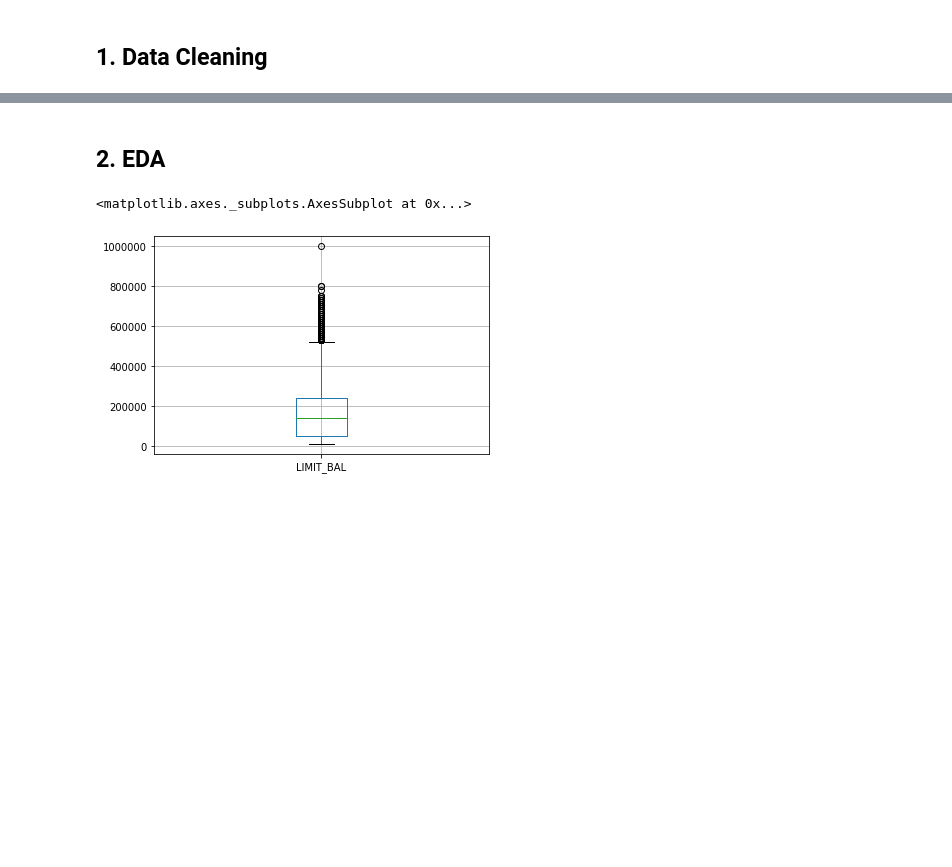
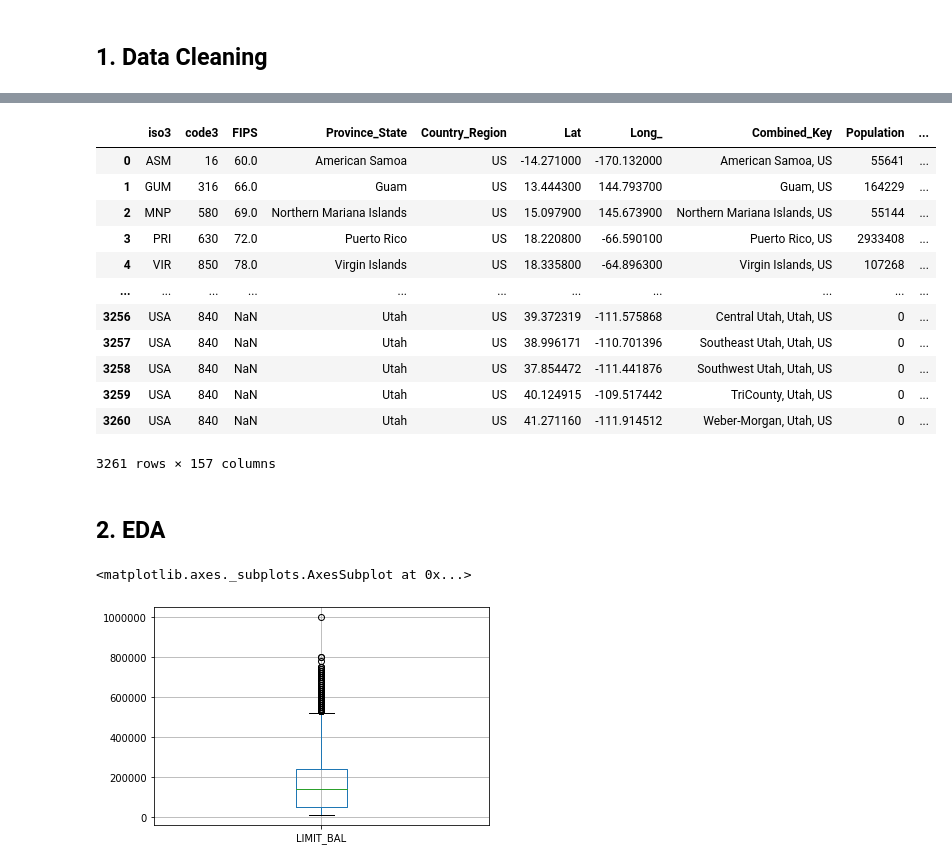
Before and after one commit to meaganlazer/Decarceration_COVID, a Jupyter notebook: Models.ipynb, the cells around one changed output, grey strips where cells are left out. Saved outputs shown, nothing was run; the diff lists cells and outputs as text; code cells hidden in the pictures; blank space fills up the shorter version.

```diff
--- a/Models.ipynb
+++ b/Models.ipynb
@@ -75,0 +81,3 @@ df.head()
+# %%
+death_df = pd.read_csv('https://raw.githubusercontent.com/CSSEGISandData/COVID-19/master/csse_covid_19_data/csse_covid_19_time_series/time_series_covid19_deaths_US.csv')
+death_df.head(10)
@@ -76,3 +97,19 @@ df.head()
+# %%
+death_df
+# %% [output]
+|  | iso3 | code3 | FIPS | Province_State | Country_Region | Lat | Long_ | Combined_Key | Population | ... |
+| 0 | ASM | 16 | 60.0 | American Samoa | US | -14.271000 | -170.132000 | American Samoa, US | 55641 | ... |
+| 1 | GUM | 316 | 66.0 | Guam | US | 13.444300 | 144.793700 | Guam, US | 164229 | ... |
+| 2 | MNP | 580 | 69.0 | Northern Mariana Islands | US | 15.097900 | 145.673900 | Northern Mariana Islands, US | 55144 | ... |
+| 3 | PRI | 630 | 72.0 | Puerto Rico | US | 18.220800 | -66.590100 | Puerto Rico, US | 2933408 | ... |
+| 4 | VIR | 850 | 78.0 | Virgin Islands | US | 18.335800 | -64.896300 | Virgin Islands, US | 107268 | ... |
+| ... | ... | ... | ... | ... | ... | ... | ... | ... | ... | ... |
+| 3256 | USA | 840 | NaN | Utah | US | 39.372319 | -111.575868 | Central Utah, Utah, US | 0 | ... |
+| 3257 | USA | 840 | NaN | Utah | US | 38.996171 | -110.701396 | Southeast Utah, Utah, US | 0 | ... |
+| 3258 | USA | 840 | NaN | Utah | US | 37.854472 | -111.441876 | Southwest Utah, Utah, US | 0 | ... |
+| 3259 | USA | 840 | NaN | Utah | US | 40.124915 | -109.517442 | TriCounty, Utah, US | 0 | ... |
+| 3260 | USA | 840 | NaN | Utah | US | 41.271160 | -111.914512 | Weber-Morgan, Utah, US | 0 | ... |
+3261 rows × 157 columns
 # %%
 df.drop(columns = ['ID'], inplace = True)
 df.rename(columns = {'default payment next month':'DEFAULT'}, inplace = True)
```
Also changed, not shown: parts of 8 cells of this notebook, 2 other files.
